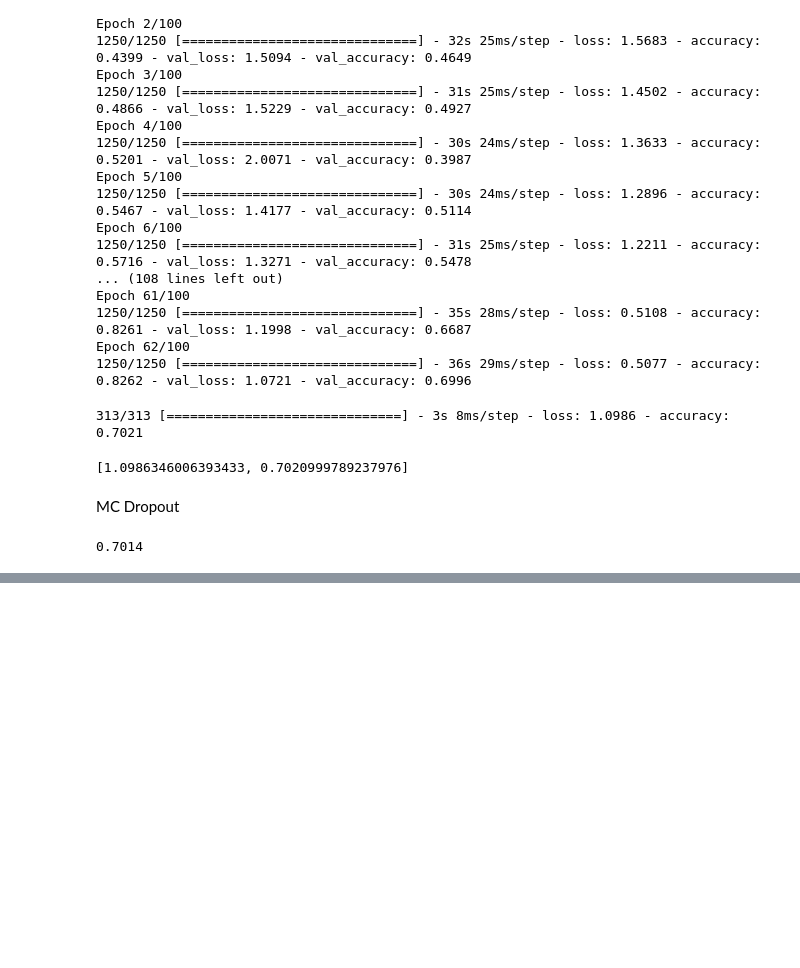
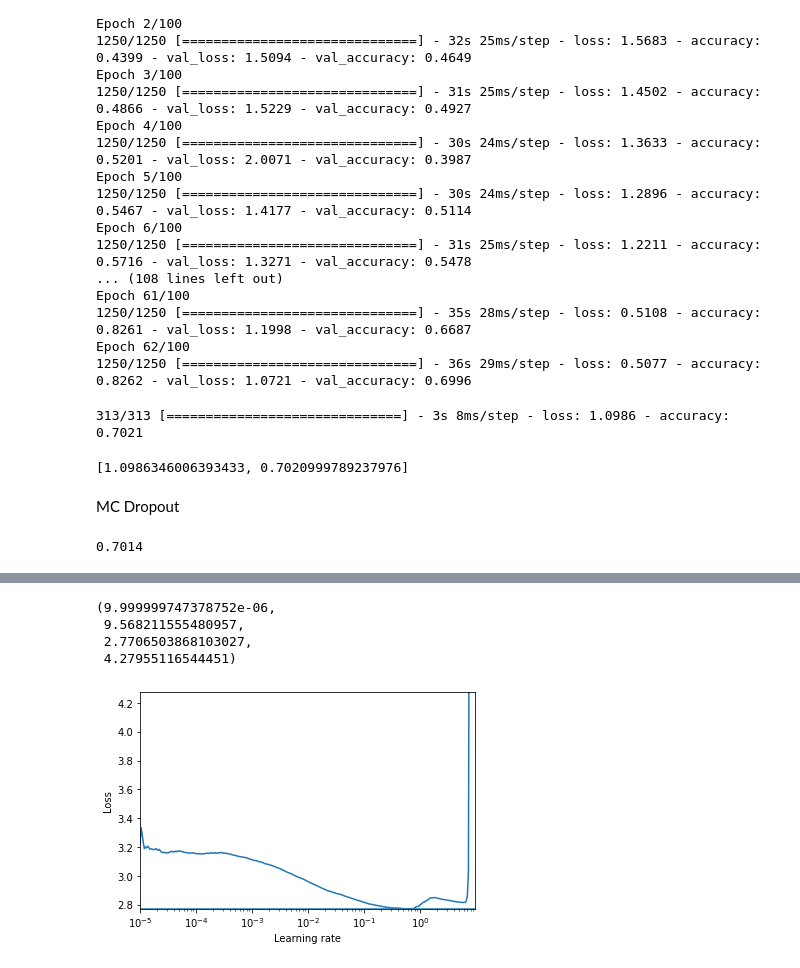
Before and after one commit to anderseline/TensorFlowLearning, a Jupyter notebook: BookExercises/Chapter11/Ch11Appendix.ipynb, the cells around one changed output, grey strips where cells are left out. Saved outputs shown, nothing was run; the diff lists cells and outputs as text; code cells hidden in the pictures; blank space fills up the shorter version.

```diff
--- a/BookExercises/Chapter11/Ch11Appendix.ipynb
+++ b/BookExercises/Chapter11/Ch11Appendix.ipynb
@@ -367,0 +432,27 @@ accuracy
+# %%
+model = keras.models.Sequential()
+model.add(keras.layers.Conv2D(16, (3,3), activation='relu', input_shape=(32,32,3)))
+model.add(keras.layers.MaxPool2D((2,2)))
+model.add(keras.layers.Conv2D(32, (3,3), activation='relu'))
+model.add(keras.layers.MaxPool2D((2,2)))
+model.add(keras.layers.Conv2D(64, (3,3), activation='relu'))
+model.add(keras.layers.MaxPool2D((2,2)))
+model.add(keras.layers.Flatten())
+model.add(keras.layers.BatchNormalization())
+for _ in range(20):
+    model.add(keras.layers.Dense(100, kernel_initializer='lecun_normal'))
+    model.add(keras.layers.BatchNormalization())
+    model.add(keras.layers.Activation('selu'))
+model.add(keras.layers.AlphaDropout(rate=0.1))
+model.add(keras.layers.Dense(10, activation='softmax'))
+# %%
+optimizer = keras.optimizers.SGD(learning_rate=1e-3)
+model.compile(
+    loss='sparse_categorical_crossentropy', optimizer=optimizer, metrics=['accuracy']
+)
+# %%
+batch_size=128
+rates, losses = find_learning_rate(model, X_train, y_train, epochs=1, batch_size=batch_size)
+plot_lr_vs_loss(rates, losses)
+plt.axis([min(rates), max(rates), min(losses), (losses[0] + min(losses)) / 1.4])
+# %% [output]
@@ -367,0 +460,5 @@ accuracy
+(9.999999747378752e-06,
+ 9.568211555480957,
+ 2.7706503868103027,
+ 4.27955116544451)
+[figure, added]
```
Also changed, not shown: parts of 9 cells of this notebook.
